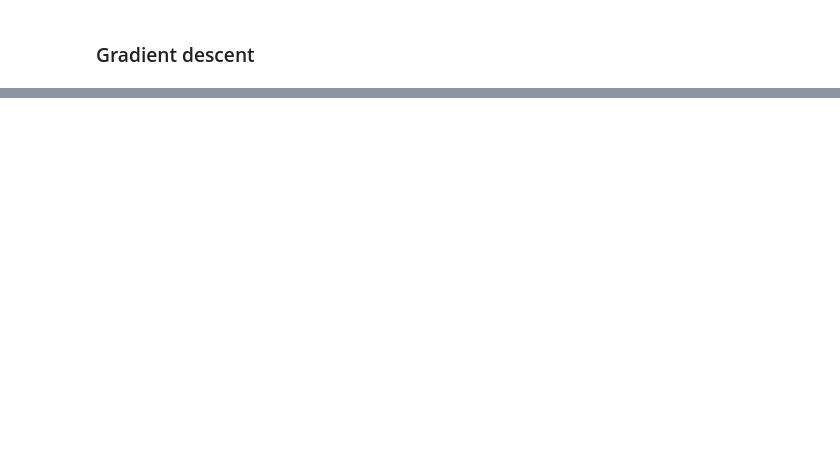
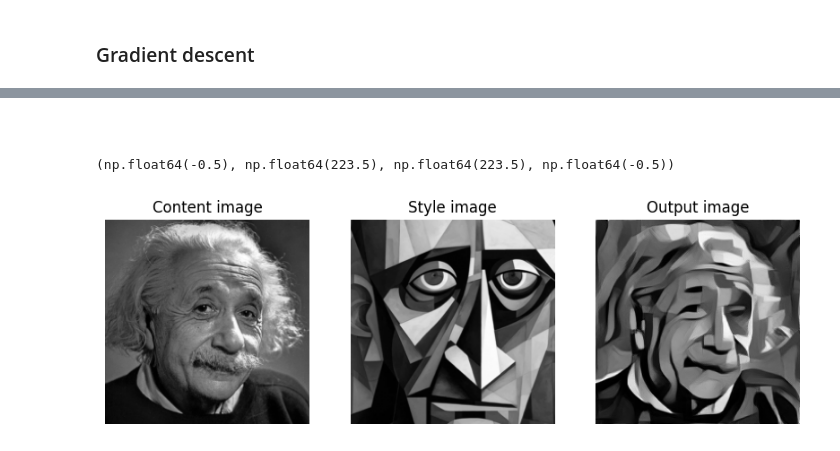
Before and after one commit to ClaudioRaciti/StyleTransfer, a Jupyter notebook: main.ipynb, the cells around one changed output, grey strips where cells are left out. Saved outputs shown, nothing was run; the diff lists cells and outputs as text; code cells hidden in the pictures; blank space fills up the shorter version.

```diff
--- a/main.ipynb
+++ b/main.ipynb
@@ -327,0 +339,29 @@ axes[1].axis('off')
+# %% [markdown]
+###
+# %%
+plt.ion()
+
+to_pil = transforms.ToPILImage()
+
+fig, axes = plt.subplots(1, 3, figsize=(10, 5))
+
+image = content_image.clone().cpu().squeeze(0)
+image = to_pil(image).convert("L")
+axes[0].imshow(image, cmap = "gray")
+axes[0].set_title("Content image")
+axes[0].axis('off')
+
+image = style_image.clone().cpu().squeeze(0)
+image = to_pil(image).convert("L")
+axes[1].imshow(image, cmap = "gray")
+axes[1].set_title("Style image")
+axes[1].axis('off')
+
+image = output.clone().cpu().squeeze(0)
+image = to_pil(image).convert("L")
+axes[2].imshow(image, cmap = "gray")
+axes[2].set_title("Output image")
+axes[2].axis('off')
+# %% [output]
+(np.float64(-0.5), np.float64(223.5), np.float64(223.5), np.float64(-0.5))
+[figure, added]
```
Also changed, not shown: parts of 7 cells of this notebook.
